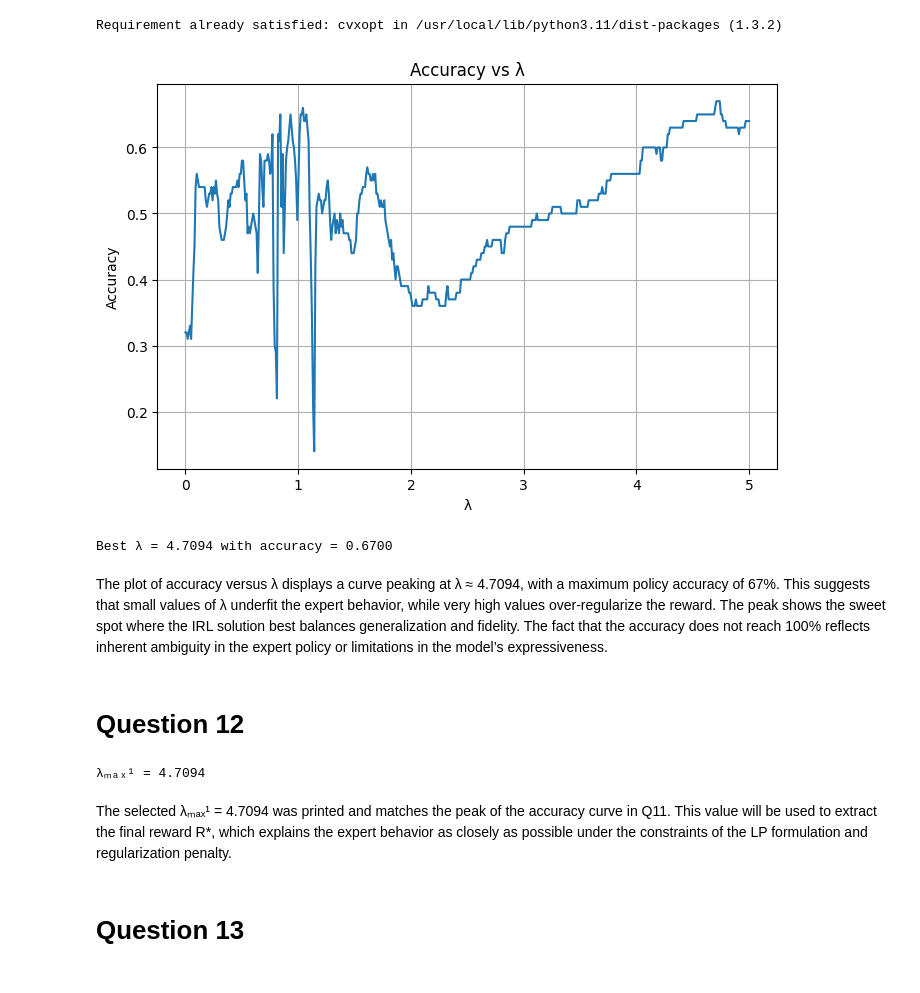
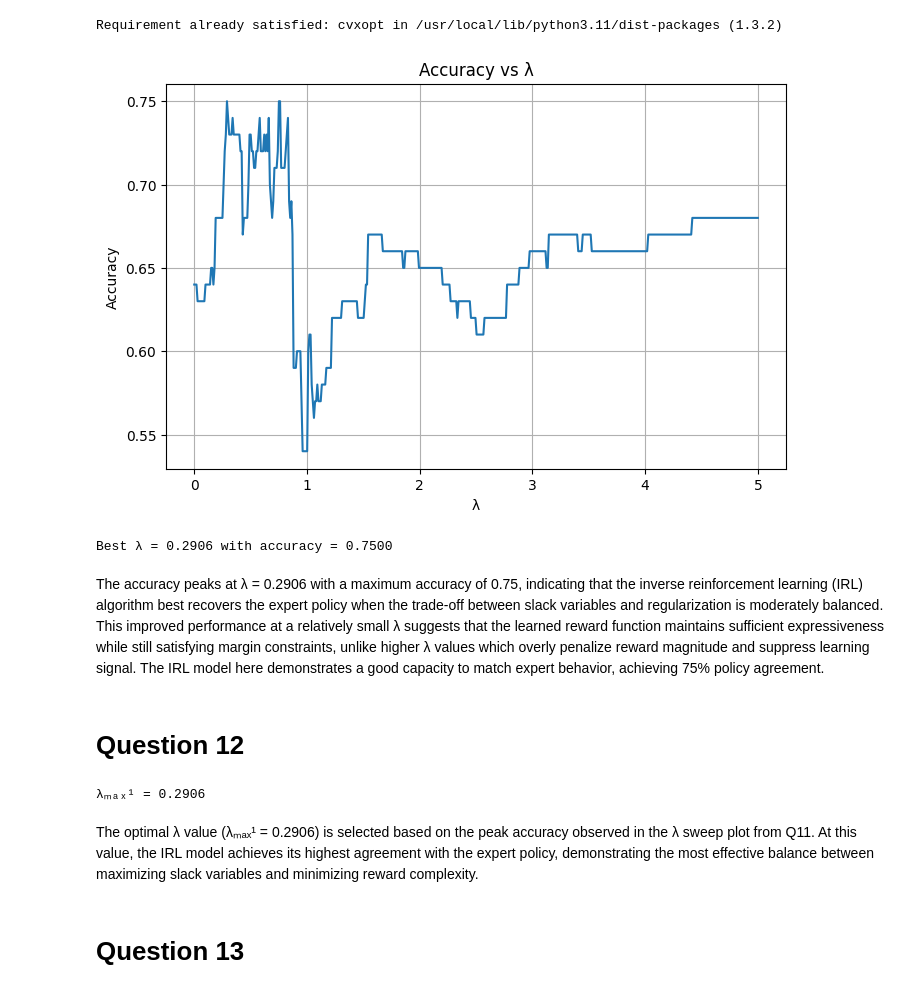
Before and after one commit to kbaseba/232E, a Jupyter notebook: Project_3/ECE232E_Project3_606539982_106405230_106303745.ipynb, the cells around one changed output. Cells and saved outputs as stored; diff of their text form; code cells hidden in the pictures.

```diff
--- a/Project_3/ECE232E_Project3_606539982_106405230_106303745.ipynb
+++ b/Project_3/ECE232E_Project3_606539982_106405230_106303745.ipynb
@@ -1115,10 +1115,12 @@ def build_irl_lp(lambda_val, Pa, expert_policy, gamma, R_max):
         b_rows.append(R_max)
 
     # Objective: max sum(t_i) - λ * sum(u_i)
+    # cvxopt minimizes c^T x, so negate the objective:
+    # minimize -sum(t_i) + λ * sum(u_i)
     c = np.concatenate([
         np.zeros(num_states),             # R
-        np.ones(num_states),              # t
-        -lambda_val * np.ones(num_states) # u
+        -np.ones(num_states),              # t
+        +lambda_val * np.ones(num_states) # u
     ])
 
     # Convert to cvxopt format
@@ -1137,37 +1139,37 @@ accuracies = []
 best_policy = None
 best_lambda = None
 max_acc = -1
 
 for lambda_val in lambdas:
     c, G, h = build_irl_lp(lambda_val, Pa, expert_policy, gamma, R_max)
     solution = solvers.lp(c, G, h)
     R_hat = np.array(solution['x'][:num_states]).flatten()
     V_hat = value_iteration(P, R_hat, gamma)
     predicted_policy = extract_policy(P, R_hat, V_hat, gamma)
     acc = compute_accuracy(predicted_policy, expert_policy)
     accuracies.append(acc)
 
     if acc > max_acc:
         max_acc = acc
         best_lambda = lambda_val
         best_policy = predicted_policy.copy()
 
 # Plot accuracy vs lambda
 plt.figure(figsize=(8, 5))
 plt.plot(lambdas, accuracies)
 plt.xlabel("λ")
 plt.ylabel("Accuracy")
 plt.title("Accuracy vs λ")
 plt.grid(True)
 plt.show()
 
 # Final result
 print(f"Best λ = {best_lambda:.4f} with accuracy = {max_acc:.4f}")
 # %% [output]
-[figure, old version]
+[figure, new version]
-Best λ = 4.7094 with accuracy = 0.6700
+Best λ = 0.2906 with accuracy = 0.7500
-# %% [markdown]
-The plot of accuracy versus λ displays a curve peaking at λ ≈ 4.7094, with a maximum policy accuracy of 67%. This suggests that small values of λ underfit the expert behavior, while very high values over-regularize the reward. The peak shows the sweet spot where the IRL solution best balances generalization and fidelity. The fact that the accuracy does not reach 100% reflects inherent ambiguity in the expert policy or limitations in the model’s expressiveness.
+# %% [markdown]
+The accuracy peaks at λ = 0.2906 with a maximum accuracy of 0.75, indicating that the inverse reinforcement learning (IRL) algorithm best recovers the expert policy when the trade-off between slack variables and regularization is moderately balanced. This improved performance at a relatively small λ suggests that the learned reward function maintains sufficient expressiveness while still satisfying margin constraints, unlike higher λ values which overly penalize reward magnitude and suppress learning signal. The IRL model here demonstrates a good capacity to match expert behavior, achieving 75% policy agreement.
 # %% [markdown]
 # Question 12
 # %%
@@ -1175,9 +1177,9 @@ The plot of accuracy versus λ displays a curve peaking at λ ≈ 4.7094, with a
 lambda_max_1 = best_lambda
 print(f"λₘₐₓ¹ = {lambda_max_1:.4f}")
 # %% [output]
-λₘₐₓ¹ = 4.7094
+λₘₐₓ¹ = 0.2906
-# %% [markdown]
-The selected λₘₐₓ¹ = 4.7094 was printed and matches the peak of the accuracy curve in Q11. This value will be used to extract the final reward R*, which explains the expert behavior as closely as possible under the constraints of the LP formulation and regularization penalty.
+# %% [markdown]
+The optimal λ value (λₘₐₓ¹ = 0.2906) is selected based on the peak accuracy observed in the λ sweep plot from Q11. At this value, the IRL model achieves its highest agreement with the expert policy, demonstrating the most effective balance between maximizing slack variables and minimizing reward complexity.
 # %% [markdown]
 # Question 13
 # %%
```
Also changed, not shown: parts of 13 cells of this notebook.
